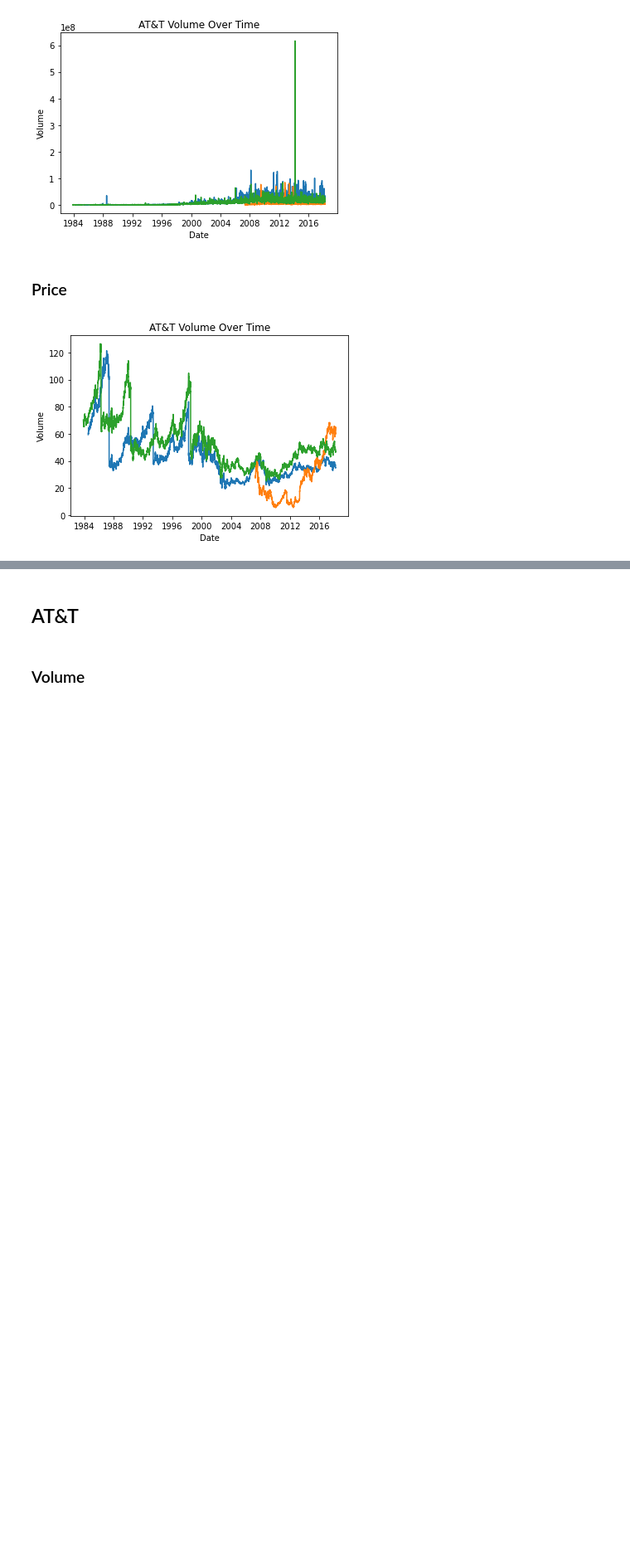
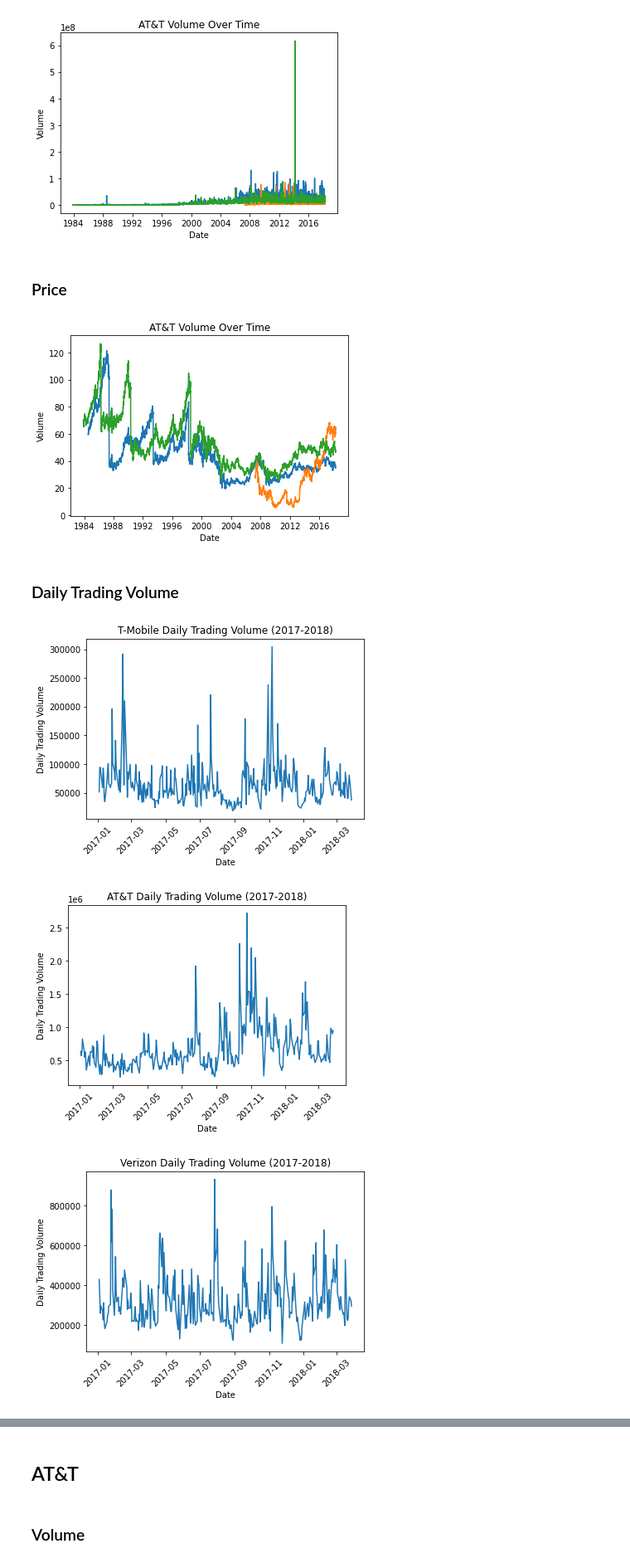
Before and after one commit to mssubaiti/Project1_Group1, a Jupyter notebook: new.ipynb, the cells around one changed output, grey strips where cells are left out. Shown at 83% size. Saved outputs shown, nothing was run; the diff lists cells and outputs as text; code cells hidden in the pictures; blank space fills up the shorter version.

```diff
--- a/new.ipynb
+++ b/new.ipynb
@@ -38,3 +70,40 @@ plt.ylabel("Volume")
 plt.show()
 # %% [output]
 [figure]
+# %% [markdown]
+### Daily Trading Volume
+# %%
+# filter the dataframes for dates between 2017 and 2018
+start_date = '2017-01-01'
+end_date = '2018-12-31'
+
+t_mobile = tm[(tm['Date'] >= start_date) & (tm['Date'] <= end_date)]
+t = att[(att['Date'] >= start_date) & (att['Date'] <= end_date)]
+verizon = vz[(vz['Date'] >= start_date) & (vz['Date'] <= end_date)]
+# %%
+# make line charts for all three files
+
+plt.plot(t_mobile['Date'], t_mobile['Daily Trading Volume'])
+plt.title('T-Mobile Daily Trading Volume (2017-2018)')
+plt.xlabel('Date')
+plt.ylabel('Daily Trading Volume')
+plt.xticks(rotation=45)
+plt.show()
+
+plt.plot(t['Date'], t['Daily Trading Volume'])
+plt.title('AT&T Daily Trading Volume (2017-2018)')
+plt.xlabel('Date')
+plt.ylabel('Daily Trading Volume')
+plt.xticks(rotation=45)
+plt.show()
+
+plt.plot(verizon['Date'], verizon['Daily Trading Volume'])
+plt.title('Verizon Daily Trading Volume (2017-2018)')
+plt.xlabel('Date')
+plt.ylabel('Daily Trading Volume')
+plt.xticks(rotation=45)
+plt.show()
+# %% [output]
+[figure, added]
+[figure, added]
+[figure, added]
```
Also changed, not shown: parts of 11 cells of this notebook.
